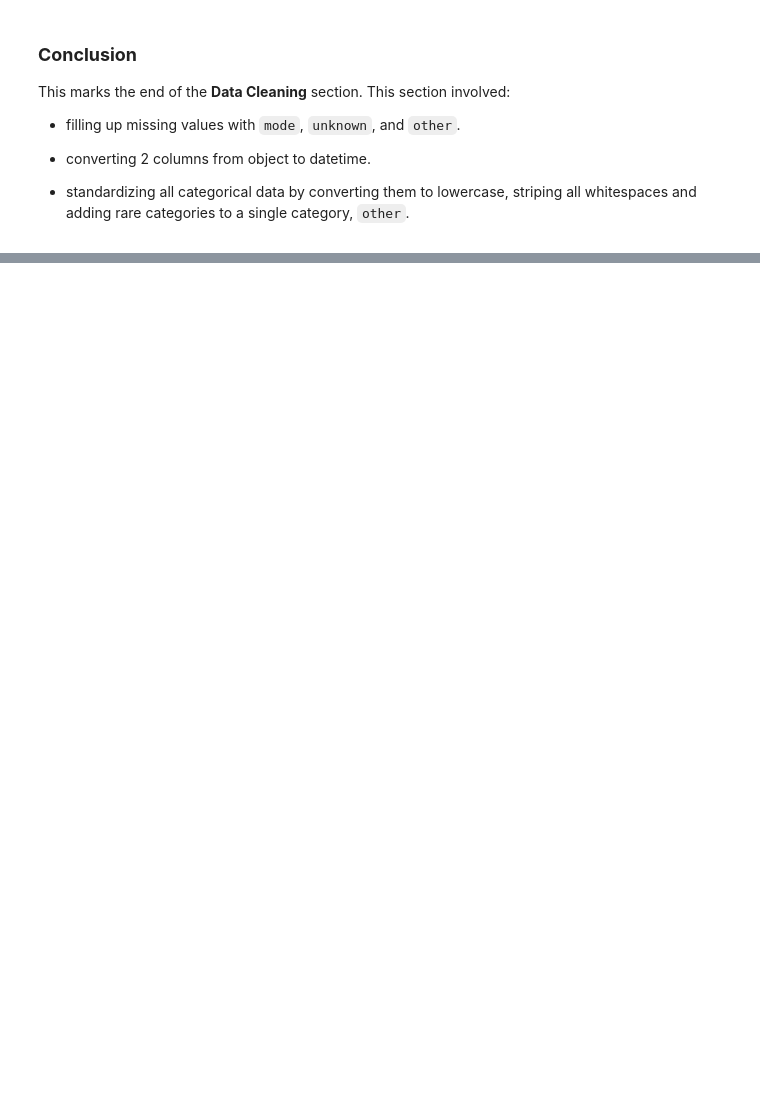
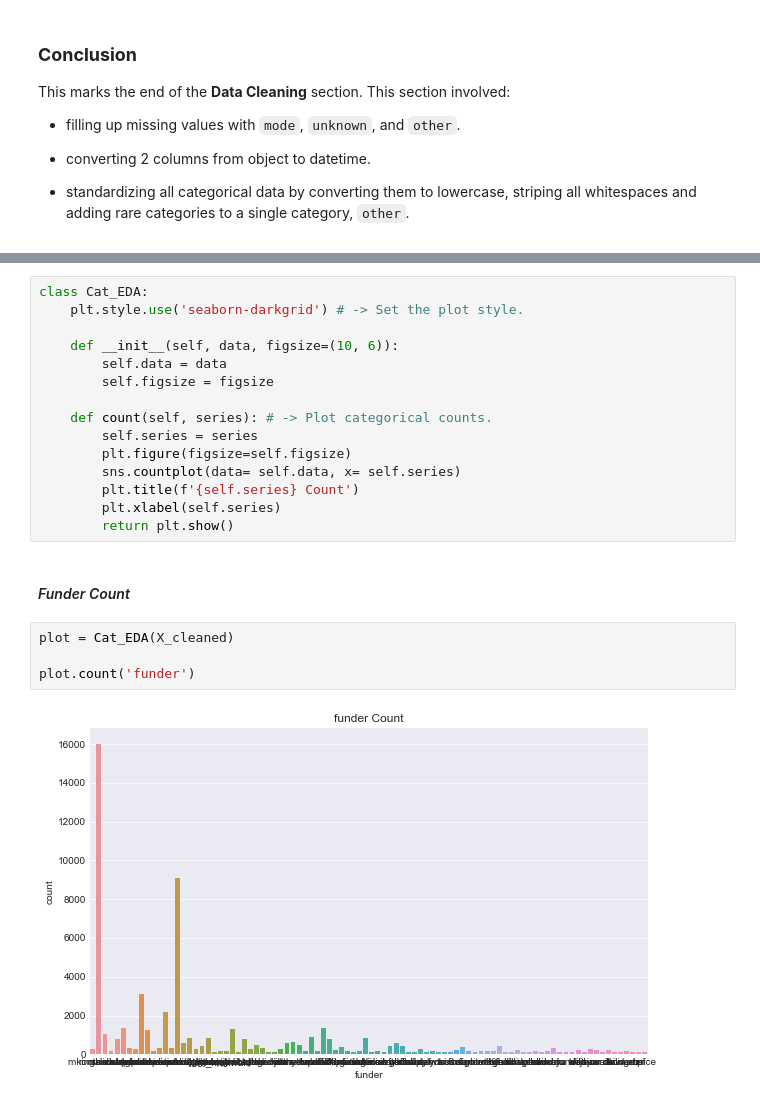
Before and after one commit to Assesa44/Tanzania-Wells-Functionality-Predictions, a Jupyter notebook: Notebooks/wells_analysis.ipynb, the cells around one changed output, grey strips where cells are left out. Drawn from its saved outputs; the diff is of its cells as text; blank space fills up the shorter version.

```diff
--- a/Notebooks/wells_analysis.ipynb
+++ b/Notebooks/wells_analysis.ipynb
@@ -640,0 +710,23 @@ This marks the end of the **Data Cleaning** section. This section involved:
+# %%
+class Cat_EDA:
+    plt.style.use('seaborn-darkgrid') # -> Set the plot style.
+
+    def __init__(self, data, figsize=(10, 6)):
+        self.data = data
+        self.figsize = figsize
+
+    def count(self, series): # -> Plot categorical counts.
+        self.series = series
+        plt.figure(figsize=self.figsize)
+        sns.countplot(data= self.data, x= self.series)
+        plt.title(f'{self.series} Count')
+        plt.xlabel(self.series)
+        return plt.show()
+# %% [markdown]
+#### *Funder Count*
+# %%
+plot = Cat_EDA(X_cleaned)
+
+plot.count('funder')
+# %% [output]
+[figure, added]
```
Also changed, not shown: parts of 29 cells of this notebook.
